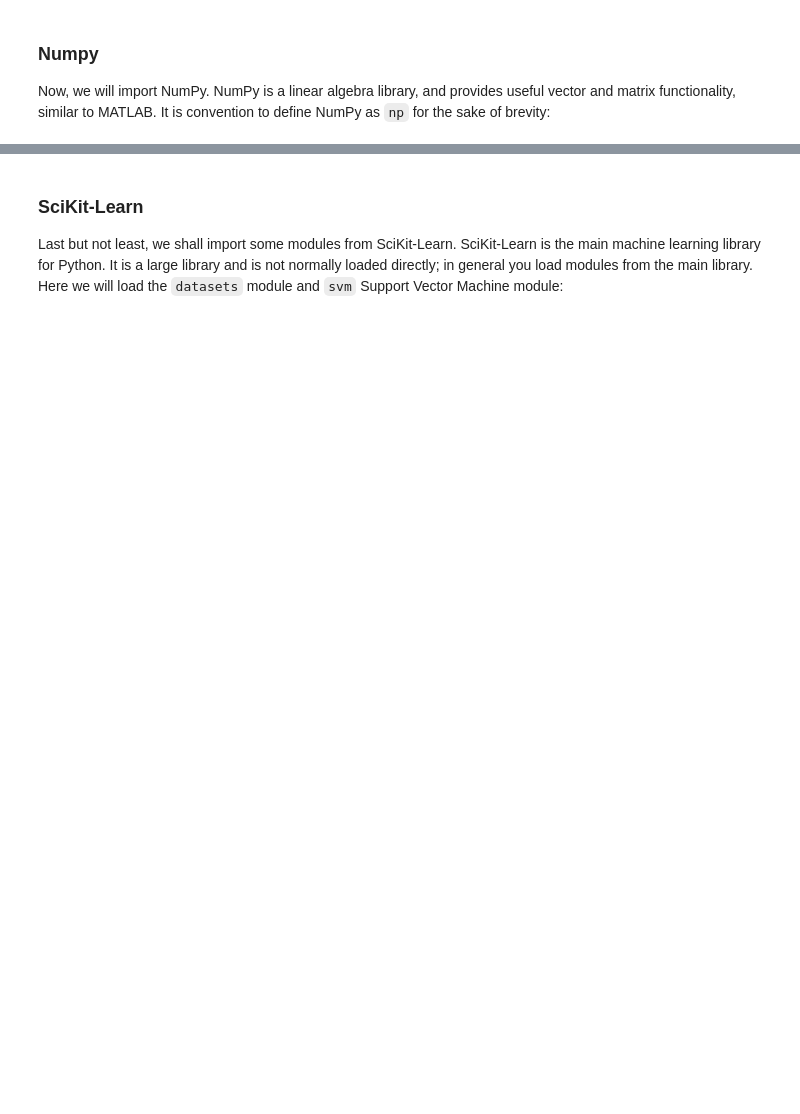
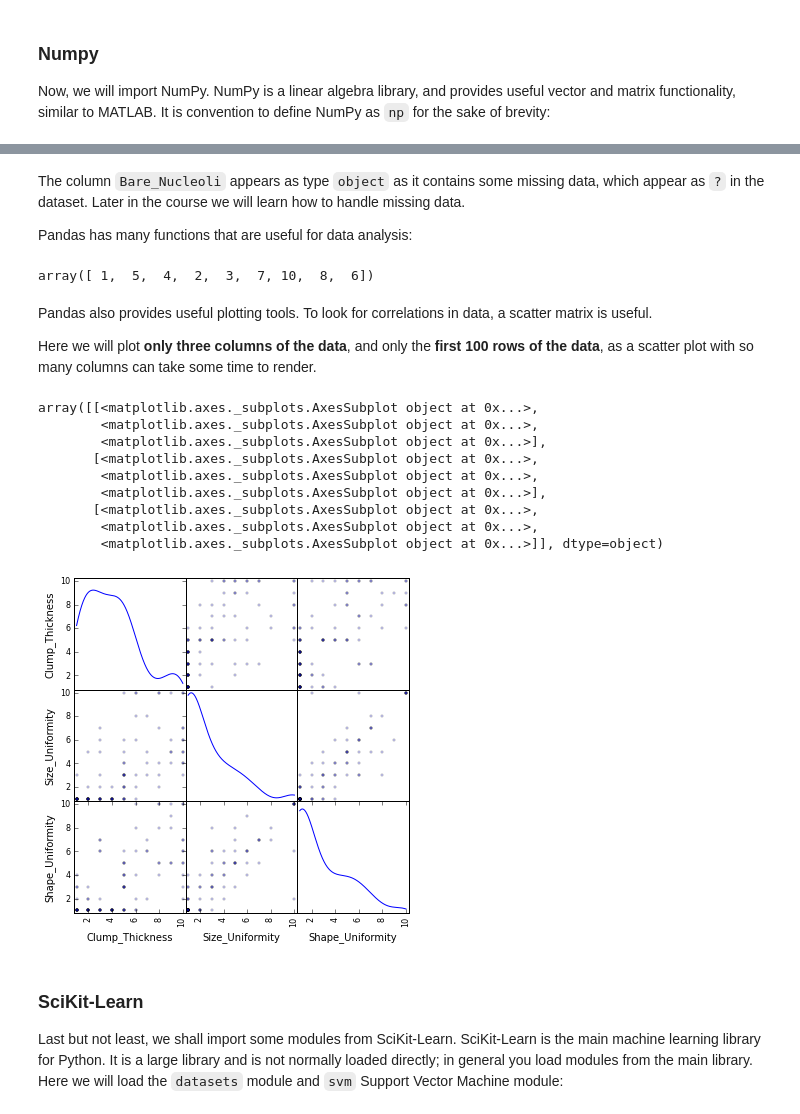
Before and after one commit to afcarl/Machine-Learning-for-Health-Informatics, a Jupyter notebook: Week1.ipynb, the cells around one changed output, grey strips where cells are left out. Cells and saved outputs as stored; diff of their text form; code cells hidden in the pictures; blank space fills up the shorter version.

```diff
--- a/Week1.ipynb
+++ b/Week1.ipynb
@@ -29,0 +108,2 @@ import pandas as pd
+# %%
+df = pd.read_csv("https://raw.githubusercontent.com/mdbloice/Machine-Learning-for-Health-Informatics/master/data/breast-cancer-wisconsin.csv")
@@ -29,0 +126,2 @@ import pandas as pd
+# %%
+df.columns = ["ID","Clump_Thickness","Size_Uniformity","Shape_Uniformity","Marginal_Adhesion","Epithelial_Size","Bare_Nucleoli","Bland_Chromatin","Normal_Nucleoli","Mitoses","Class"]
@@ -30,3 +210,30 @@ import pandas as pd
+# %% [markdown]
+The column `Bare_Nucleoli` appears as type `object` as it contains some missing data, which appear as `?` in the dataset. Later in the course we will learn how to handle missing data.
+
+Pandas has many functions that are useful for data analysis:
+# %%
+df.Mitoses.unique()
+# %% [output]
+array([ 1,  5,  4,  2,  3,  7, 10,  8,  6])
+# %% [markdown]
+Pandas also provides useful plotting tools. To look for correlations in data, a scatter matrix is useful.
+
+Here we will plot __only three columns of the data__, and only the __first 100 rows of the data__, as a scatter plot with so many columns can take some time to render.
+# %%
+from pandas.tools.plotting import scatter_matrix
+df_subset = df[['Clump_Thickness','Size_Uniformity', 'Shape_Uniformity']]
+scatter_matrix(df_subset.head(100), alpha=0.2, figsize=(6,6), diagonal='kde')
+# %% [output]
+array([[<matplotlib.axes._subplots.AxesSubplot object at 0x...>,
+        <matplotlib.axes._subplots.AxesSubplot object at 0x...>,
+        <matplotlib.axes._subplots.AxesSubplot object at 0x...>],
+       [<matplotlib.axes._subplots.AxesSubplot object at 0x...>,
+        <matplotlib.axes._subplots.AxesSubplot object at 0x...>,
+        <matplotlib.axes._subplots.AxesSubplot object at 0x...>],
+       [<matplotlib.axes._subplots.AxesSubplot object at 0x...>,
+        <matplotlib.axes._subplots.AxesSubplot object at 0x...>,
+        <matplotlib.axes._subplots.AxesSubplot object at 0x...>]], dtype=object)
+[figure, added]
 # %% [markdown]
 ### SciKit-Learn
 Last but not least, we shall import some modules from SciKit-Learn. SciKit-Learn is the main machine learning library for Python. It is a large library and is not normally loaded directly; in general you load modules from the main library. Here we will load the `datasets` module and `svm` Support Vector Machine module:
```
Also changed, not shown: parts of 50 cells of this notebook.
